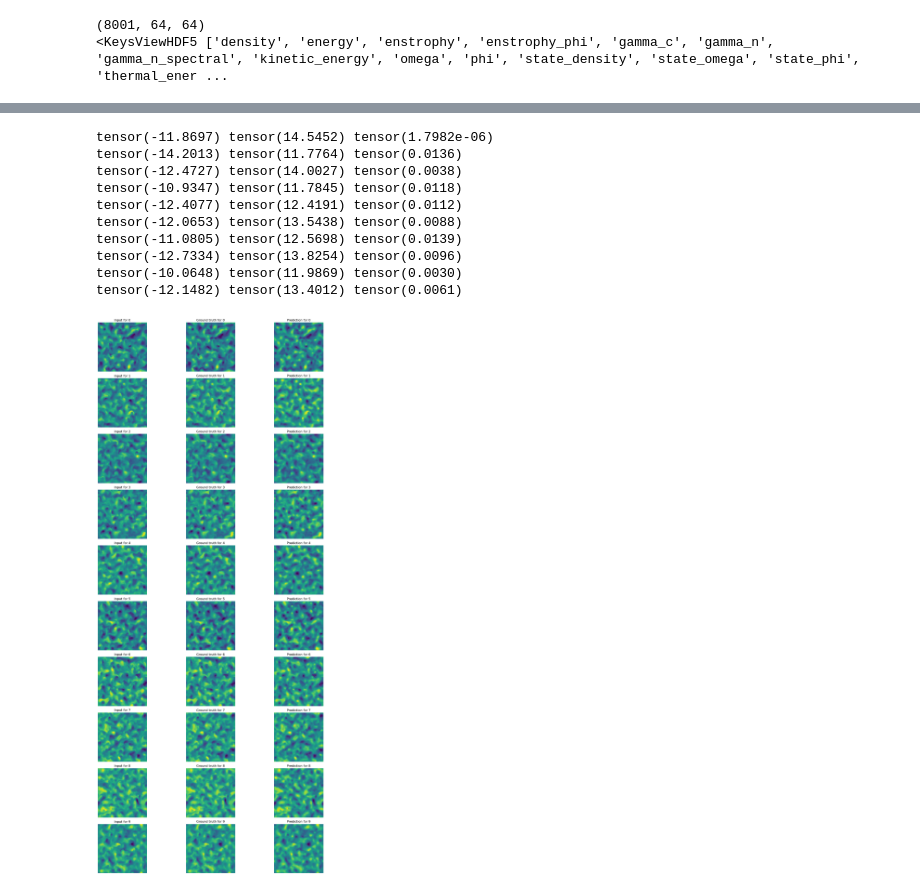
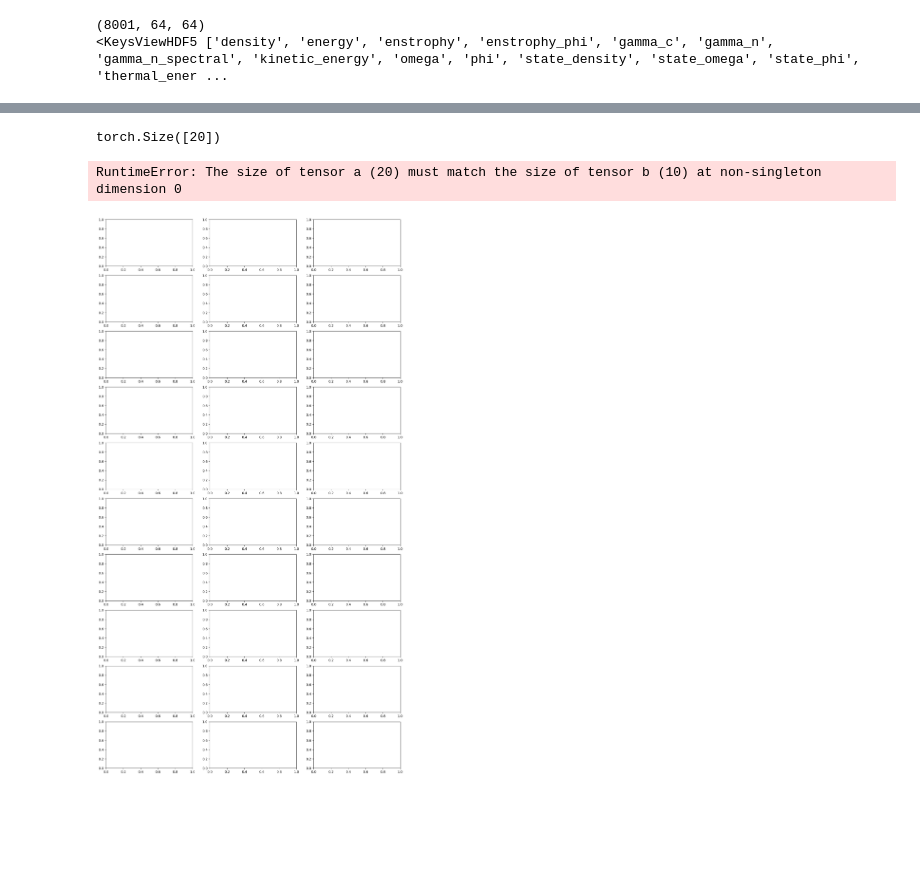
Before and after one commit to Anthony50102/DQFNO, a Jupyter notebook: examples/hasegawa_wakatini.ipynb, the cells around one changed output, grey strips where cells are left out. Cells and saved outputs as stored; diff of their text form; code cells hidden in the pictures; blank space fills up the shorter version.

Commit message:
Added a derived_quanitites.py to use a MLP to compute the derived quanities

```diff
--- a/examples/hasegawa_wakatini.ipynb
+++ b/examples/hasegawa_wakatini.ipynb
@@ -40,10 +40,11 @@ def load_h5_pair(input_file: str, target_file: str, device: torch.device,
             density = f['density'][:]
             omega = f['omega'][:]
             phi = f['phi'][:]
+            gamma_n = f['gamma_n'][:]
             # Stack along channel dimension and add a batch dimension.
             data = torch.tensor(np.stack((density, omega, phi), axis=1), dtype=torch.float32)
             # Rearranging dimensions as needed: (B, var_dim, T, H, W)
-            return data.unsqueeze(0).permute(0, 2, 1, 3, 4)
+            return (data.unsqueeze(0).permute(0, 2, 1, 3, 4), torch.from_numpy(gamma_n))
 
     x = load_data(input_file)
     y = load_data(target_file)
@@ -57,7 +58,7 @@ def load_h5_pair(input_file: str, target_file: str, device: torch.device,
         assert gamma_n is not None  # For type-checkers.
         return x.to(device), y.to(device), gamma_n.to(device)
     else:
-        return x.to(device), y.to(device)
+        return (x[0].to(device), x[1].to(device)) , (y[0].to(device), y[1].to(device))
 # Gather HDF5 file pairs.
 input_pattern = "../data/input*.h5"
 target_pattern = "../data/target*.h5"
@@ -76,7 +77,8 @@ model = DQFNO(
     modes=modes,
     in_channels=1,
     out_channels=1,
-    hidden_channels=64,
+    hidden_channels=8,
+    derived_module=None,
 )
 model.cpu()
 lpLoss= LpLoss(d=4,p=2, reduction='mean')
@@ -87,25 +89,28 @@ optim = torch.optim.Adam(model.parameters(), lr=.0001)
 # Training loop with global normalization
 losses = []
 model.train()
-for j in range(1):
+for j in range(4):
     for i, (input_file, target_file) in enumerate(train_files):
         optim.zero_grad()
         data = load_h5_pair(input_file, target_file, 'cpu')
         x, y = data
 
         # Reshape x and y to: Batch, Channels, Time, V, X, Y
-        x = x.reshape(1, 1, 10, 3, 64, 64)
-        y = y.reshape(1, 1, 10, 3, 64, 64)
+        x_gamma_n = x[1]
+        x = x[0].reshape(1, 1, 10, 3, 64, 64)
+        y_gamma_n = y[1]
+        y = y[0].reshape(1, 1, 10, 3, 64, 64)
 
         # Forward pass through the model.
+        # x , derived = model(x)
         x = model(x)
 
         # Compute the loss (MSE loss in this example)
-        loss = torch.nn.functional.mse_loss(x, y)
+        loss = torch.nn.functional.mse_loss(x, y) if j <= 1 else torch.nn.functional.mse_loss(derived.squeeze(0), y_gamma_n)
         loss.backward()
         optim.step()
 
         if i % 10 == 0:
-            print(f"Lploss: {float(loss)}")
+            print(f"Loss: {float(loss)}")
             losses.append(float(loss))
 # %% [output]
@@ -130,43 +124,38 @@ FileNotFoundError: [Errno 2] Unable to open file (unable to open file: name = '.
 # %%
 # Test the trained model
 with torch.no_grad():
     plots = 10
     fig, ax = plt.subplots(plots,3, figsize=(16,30))
 
     for i, (input_file, target_file) in enumerate(test_files):
         if i >=plots:
             break
         data = load_h5_pair(input_file, target_file, 'cpu')
         x, y = data
-        x = x.reshape(1, 1, 10, 3, 64,64) # B, C, T, V, X, Y
-        y = y.reshape(1, 1, 10, 3, 64,64) # B, C, T, V, X, Y
-        pred = model(x)
-        print(pred.min(), pred.max(), pred.mean())
+        x_gamma_n = x[1]
+        y_gamma_n = y[1]
+        x = x[0].reshape(1, 1, 10, 3, 64,64) # B, C, T, V, X, Y
+        y = y[0].reshape(1, 1, 10, 3, 64,64) # B, C, T, V, X, Y
+        pred, pred_gamma_n = model(x)
+        print(pred_gamma_n.shape)
+        print(abs(pred_gamma_n-y_gamma_n)/y_gamma_n)
 
         x_image = x[0,0,0,1]
         y_image = y[0,0,0,1]
         pred_image = pred[0,0,0,1]
         ax[i,0].imshow(x_image)
         ax[i,0].set_title(f"Input for {i}")
         ax[i,0].axis('off')
         ax[i,1].imshow(y_image)
         ax[i,1].set_title(f"Ground truth for {i}")
         ax[i,1].axis('off')
         ax[i,2].imshow(pred_image)
         ax[i,2].set_title(f"Prediction for {i}")
         ax[i,2].axis('off')
 
     plt.tight_layout()
     plt.show()
 # %% [output]
-tensor(-11.8697) tensor(14.5452) tensor(1.7982e-06)
-tensor(-14.2013) tensor(11.7764) tensor(0.0136)
-tensor(-12.4727) tensor(14.0027) tensor(0.0038)
-tensor(-10.9347) tensor(11.7845) tensor(0.0118)
-tensor(-12.4077) tensor(12.4191) tensor(0.0112)
-tensor(-12.0653) tensor(13.5438) tensor(0.0088)
-tensor(-11.0805) tensor(12.5698) tensor(0.0139)
-tensor(-12.7334) tensor(13.8254) tensor(0.0096)
-tensor(-10.0648) tensor(11.9869) tensor(0.0030)
-tensor(-12.1482) tensor(13.4012) tensor(0.0061)
+torch.Size([20])
+RuntimeError: The size of tensor a (20) must match the size of tensor b (10) at non-singleton dimension 0
-[figure, old version]
+[figure, new version]
```
Also changed, not shown: parts of 1 cell of this notebook, 4 other files.
